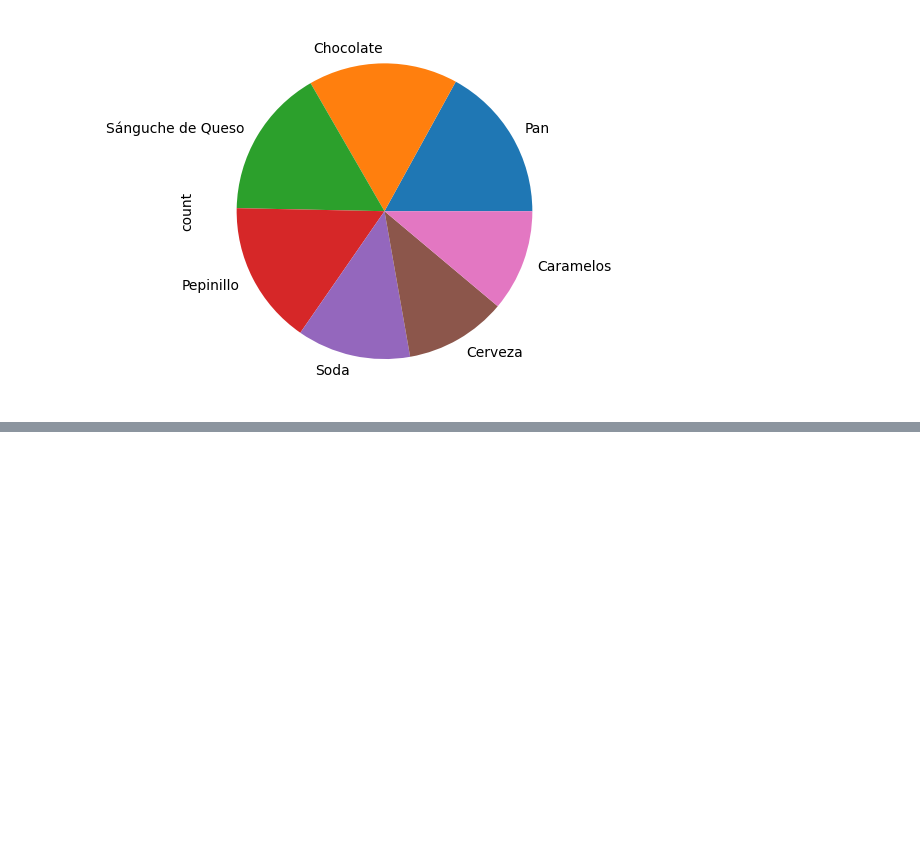
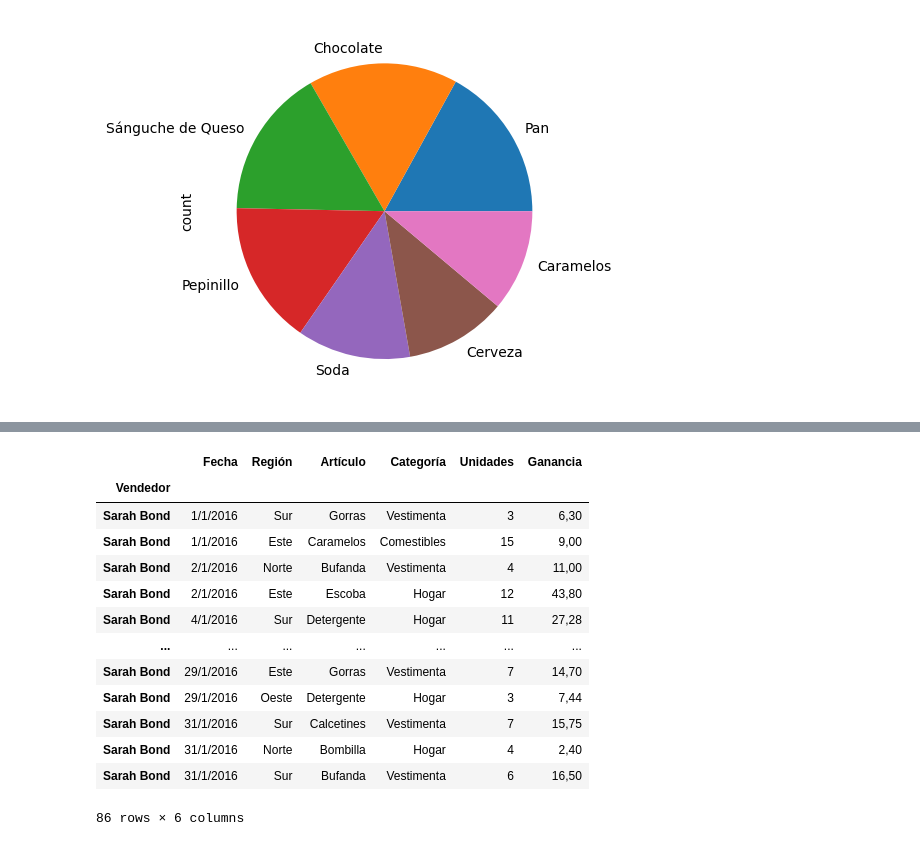
Before and after one commit to rofigueredo/CheatSheets, a Jupyter notebook: Pandas_de1.5horas/MatplotlibGraficos.ipynb, the cells around one changed output, grey strips where cells are left out. Saved outputs shown, nothing was run; the diff lists cells and outputs as text; code cells hidden in the pictures; blank space fills up the shorter version.

```diff
--- a/Pandas_de1.5horas/MatplotlibGraficos.ipynb
+++ b/Pandas_de1.5horas/MatplotlibGraficos.ipynb
@@ -52,0 +53,9 @@ ValueError: scatter requires an x and y column
+# %%
+# El INPLACE APLICAR LOS CAMBIOS DE INDICE AL MISMO  DATAFRAME
+Ventas.set_index('Vendedor', inplace=True)
+# %%
+## Reinicia el indice
+Ventas.reset_index(inplace=True)
+# %%
+Ven = Ventas.set_index('Vendedor')
+Ven.head()
@@ -52,0 +72,18 @@ ValueError: scatter requires an x and y column
+# %%
+Ventas.set_index('Vendedor', inplace=True)
+Ventas.loc['Sarah Bond']
+# %% [output]
+|  | Fecha | Región | Artículo | Categoría | Unidades | Ganancia |
+| Vendedor |  |  |  |  |  |  |
+| Sarah Bond | 1/1/2016 | Sur | Gorras | Vestimenta | 3 | 6,30 |
+| Sarah Bond | 1/1/2016 | Este | Caramelos | Comestibles | 15 | 9,00 |
+| Sarah Bond | 2/1/2016 | Norte | Bufanda | Vestimenta | 4 | 11,00 |
+| Sarah Bond | 2/1/2016 | Este | Escoba | Hogar | 12 | 43,80 |
+| Sarah Bond | 4/1/2016 | Sur | Detergente | Hogar | 11 | 27,28 |
+| ... | ... | ... | ... | ... | ... | ... |
+| Sarah Bond | 29/1/2016 | Este | Gorras | Vestimenta | 7 | 14,70 |
+| Sarah Bond | 29/1/2016 | Oeste | Detergente | Hogar | 3 | 7,44 |
+| Sarah Bond | 31/1/2016 | Sur | Calcetines | Vestimenta | 7 | 15,75 |
+| Sarah Bond | 31/1/2016 | Norte | Bombilla | Hogar | 4 | 2,40 |
+| Sarah Bond | 31/1/2016 | Sur | Bufanda | Vestimenta | 6 | 16,50 |
+86 rows × 6 columns
```
Also changed, not shown: parts of 4 cells of this notebook.
